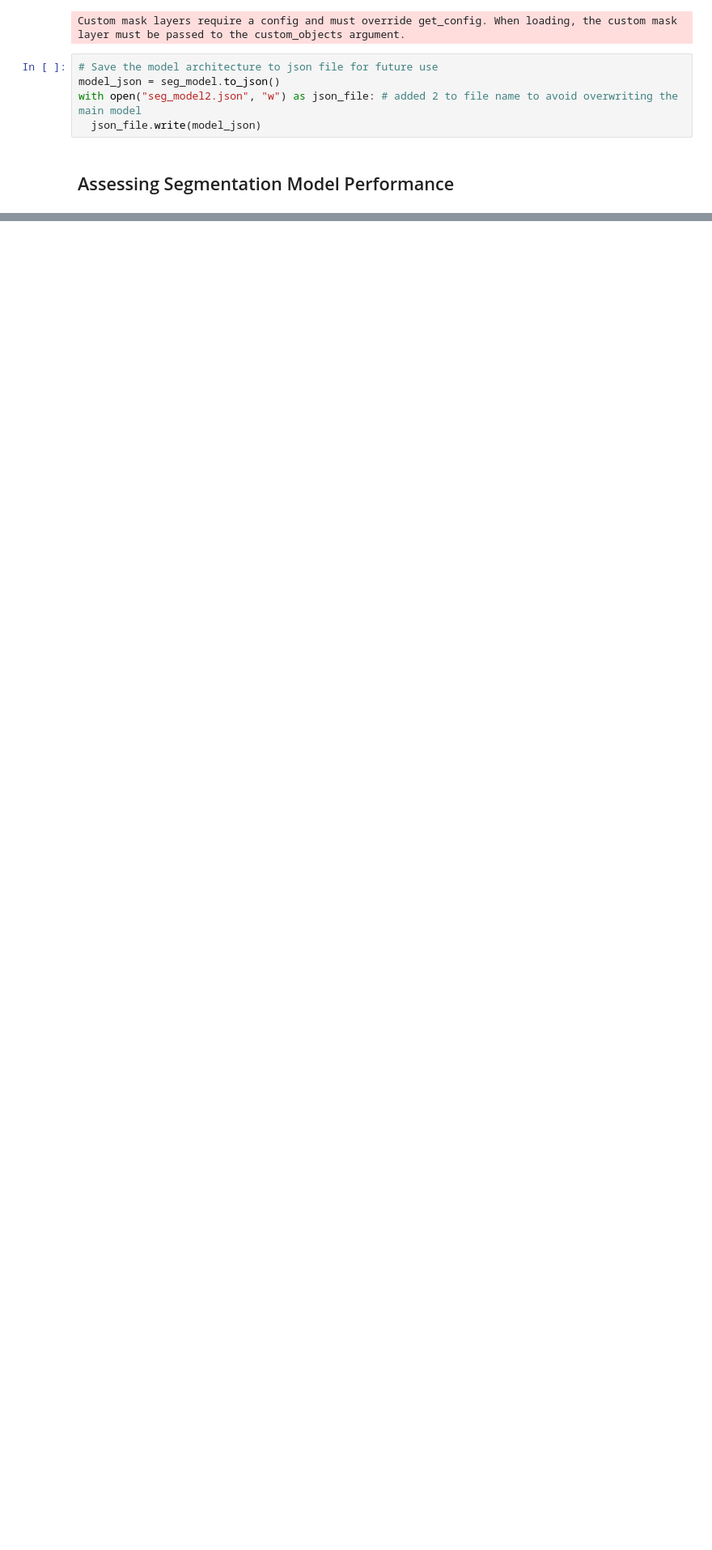
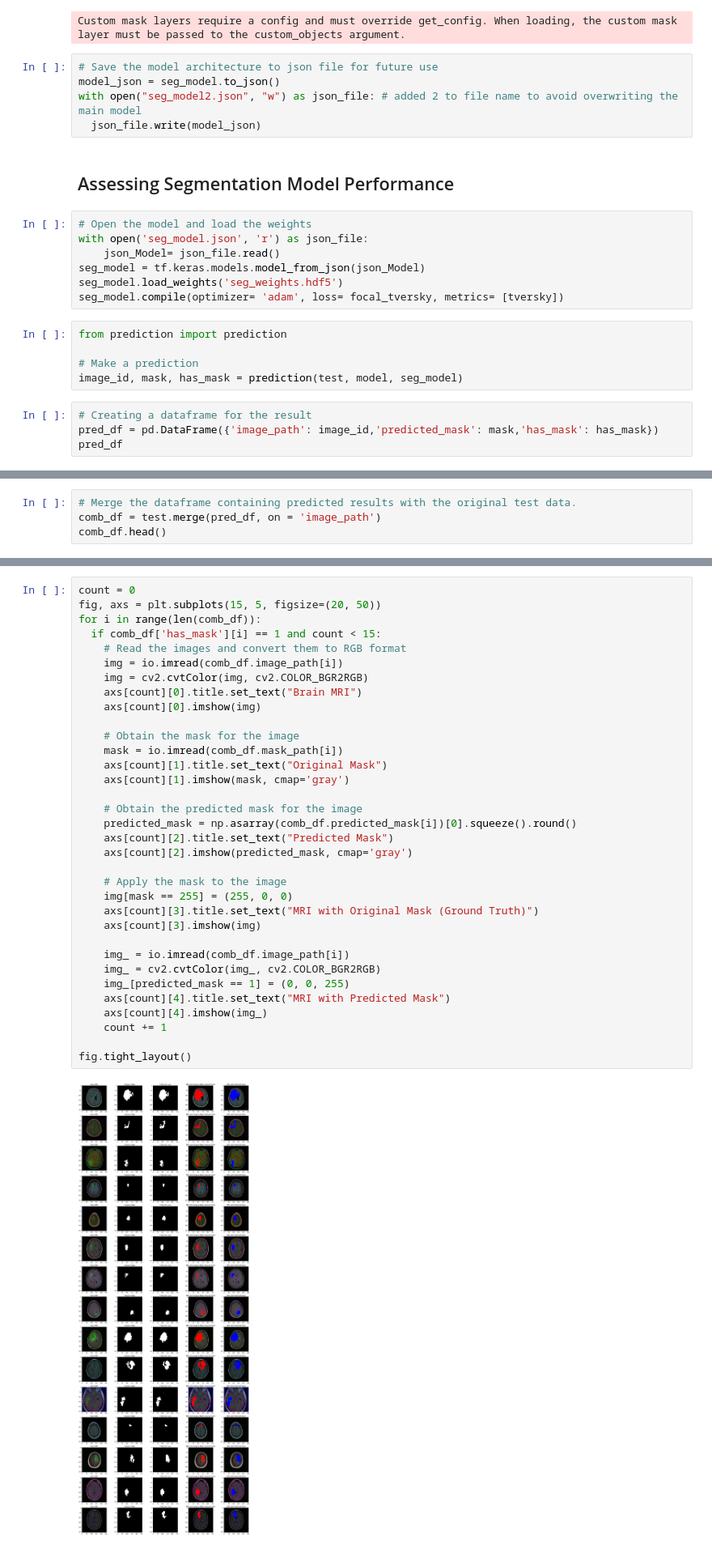
Before and after one commit to KorinneStegall/capstone_project, a Jupyter notebook: brain_MRI.ipynb, the cells around one changed output, grey strips where cells are left out. Shown at 81% size. Cells and saved outputs as stored; diff of their text form; blank space fills up the shorter version.

Commit message:
Finished assessing model performance.

```diff
--- a/brain_MRI.ipynb
+++ b/brain_MRI.ipynb
@@ -641,3 +642,19 @@ with open("seg_model2.json", "w") as json_file: # added 2 to file name to avoid
   json_file.write(model_json)
 # %% [markdown]
 ## Assessing Segmentation Model Performance
+# %%
+# Open the model and load the weights
+with open('seg_model.json', 'r') as json_file:
+    json_Model= json_file.read()
+seg_model = tf.keras.models.model_from_json(json_Model)
+seg_model.load_weights('seg_weights.hdf5')
+seg_model.compile(optimizer= 'adam', loss= focal_tversky, metrics= [tversky])
+# %%
+from prediction import prediction
+
+# Make a prediction
+image_id, mask, has_mask = prediction(test, model, seg_model)
+# %%
+# Creating a dataframe for the result
+pred_df = pd.DataFrame({'image_path': image_id,'predicted_mask': mask,'has_mask': has_mask})
+pred_df
@@ -643,0 +675,4 @@ with open("seg_model2.json", "w") as json_file: # added 2 to file name to avoid
+# %%
+# Merge the dataframe containing predicted results with the original test data.
+comb_df = test.merge(pred_df, on = 'image_path')
+comb_df.head()
@@ -643,0 +686,36 @@ with open("seg_model2.json", "w") as json_file: # added 2 to file name to avoid
+# %%
+count = 0
+fig, axs = plt.subplots(15, 5, figsize=(20, 50))
+for i in range(len(comb_df)):
+  if comb_df['has_mask'][i] == 1 and count < 15:
+    # Read the images and convert them to RGB format
+    img = io.imread(comb_df.image_path[i])
+    img = cv2.cvtColor(img, cv2.COLOR_BGR2RGB)
+    axs[count][0].title.set_text("Brain MRI")
+    axs[count][0].imshow(img)
+
+    # Obtain the mask for the image
+    mask = io.imread(comb_df.mask_path[i])
+    axs[count][1].title.set_text("Original Mask")
+    axs[count][1].imshow(mask, cmap='gray')
+
+    # Obtain the predicted mask for the image
+    predicted_mask = np.asarray(comb_df.predicted_mask[i])[0].squeeze().round()
+    axs[count][2].title.set_text("Predicted Mask")
+    axs[count][2].imshow(predicted_mask, cmap='gray')
+
+    # Apply the mask to the image
+    img[mask == 255] = (255, 0, 0)
+    axs[count][3].title.set_text("MRI with Original Mask (Ground Truth)")
+    axs[count][3].imshow(img)
+
+    img_ = io.imread(comb_df.image_path[i])
+    img_ = cv2.cvtColor(img_, cv2.COLOR_BGR2RGB)
+    img_[predicted_mask == 1] = (0, 0, 255)
+    axs[count][4].title.set_text("MRI with Predicted Mask")
+    axs[count][4].imshow(img_)
+    count += 1
+
+fig.tight_layout()
+# %% [output]
+[figure, added]
```
Also changed, not shown: parts of 13 cells of this notebook.
